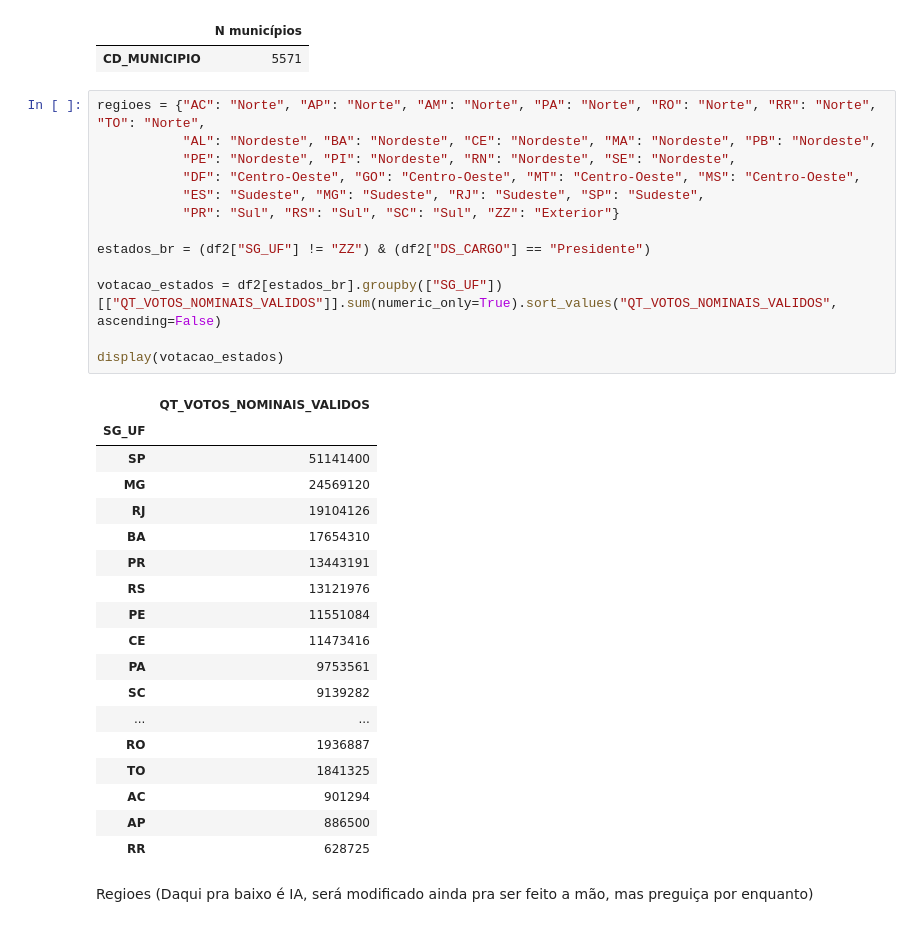
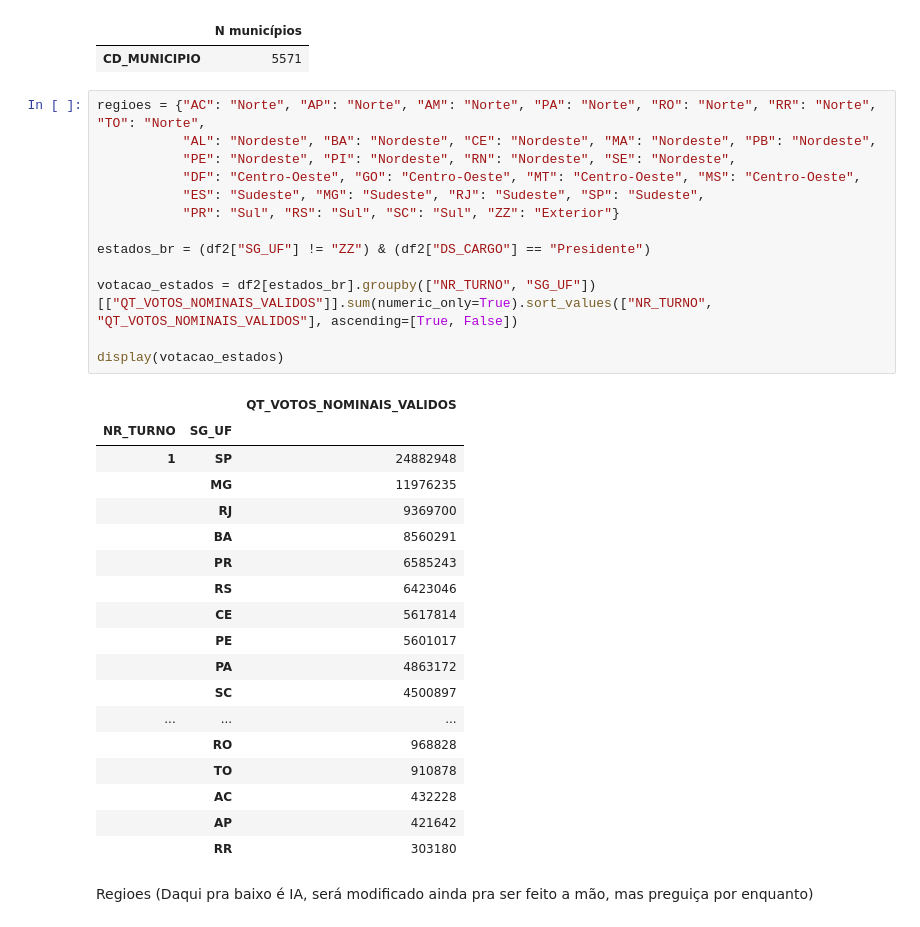
Before and after one commit to Arthxzs/Analise_Eleitoral_2026, a Jupyter notebook: Análise_votação.ipynb, the cells around one changed output. Saved outputs shown, nothing was run; the diff lists cells and outputs as text.

```diff
--- a/Análise_votação.ipynb
+++ b/Análise_votação.ipynb
@@ -157,35 +151,35 @@ display(nr_municipio)
 # %%
 regioes = {"AC": "Norte", "AP": "Norte", "AM": "Norte", "PA": "Norte", "RO": "Norte", "RR": "Norte", "TO": "Norte",
            "AL": "Nordeste", "BA": "Nordeste", "CE": "Nordeste", "MA": "Nordeste", "PB": "Nordeste",
            "PE": "Nordeste", "PI": "Nordeste", "RN": "Nordeste", "SE": "Nordeste",
            "DF": "Centro-Oeste", "GO": "Centro-Oeste", "MT": "Centro-Oeste", "MS": "Centro-Oeste",
            "ES": "Sudeste", "MG": "Sudeste", "RJ": "Sudeste", "SP": "Sudeste",
            "PR": "Sul", "RS": "Sul", "SC": "Sul", "ZZ": "Exterior"}
 
 estados_br = (df2["SG_UF"] != "ZZ") & (df2["DS_CARGO"] == "Presidente")
 
-votacao_estados = df2[estados_br].groupby(["SG_UF"])[["QT_VOTOS_NOMINAIS_VALIDOS"]].sum(numeric_only=True).sort_values("QT_VOTOS_NOMINAIS_VALIDOS", ascending=False)
+votacao_estados = df2[estados_br].groupby(["NR_TURNO", "SG_UF"])[["QT_VOTOS_NOMINAIS_VALIDOS"]].sum(numeric_only=True).sort_values(["NR_TURNO", "QT_VOTOS_NOMINAIS_VALIDOS"], ascending=[True, False])
 
 display(votacao_estados)
 # %% [output]
-|  | QT_VOTOS_NOMINAIS_VALIDOS |
-| SG_UF |  |
-| SP | 51141400 |
-| MG | 24569120 |
-| RJ | 19104126 |
-| BA | 17654310 |
-| PR | 13443191 |
-| RS | 13121976 |
-| PE | 11551084 |
-| CE | 11473416 |
-| PA | 9753561 |
-| SC | 9139282 |
-| ... | ... |
-| RO | 1936887 |
-| TO | 1841325 |
-| AC | 901294 |
-| AP | 886500 |
-| RR | 628725 |
+|  |  | QT_VOTOS_NOMINAIS_VALIDOS |
+| NR_TURNO | SG_UF |  |
+| 1 | SP | 24882948 |
+|  | MG | 11976235 |
+|  | RJ | 9369700 |
+|  | BA | 8560291 |
+|  | PR | 6585243 |
+|  | RS | 6423046 |
+|  | CE | 5617814 |
+|  | PE | 5601017 |
+|  | PA | 4863172 |
+|  | SC | 4500897 |
+| ... | ... | ... |
+|  | RO | 968828 |
+|  | TO | 910878 |
+|  | AC | 432228 |
+|  | AP | 421642 |
+|  | RR | 303180 |
 # %% [markdown]
 Regioes (Daqui pra baixo é IA, será modificado ainda pra ser feito a mão, mas preguiça por enquanto)
 # %%
```
Also changed, not shown: parts of 4 cells of this notebook.
